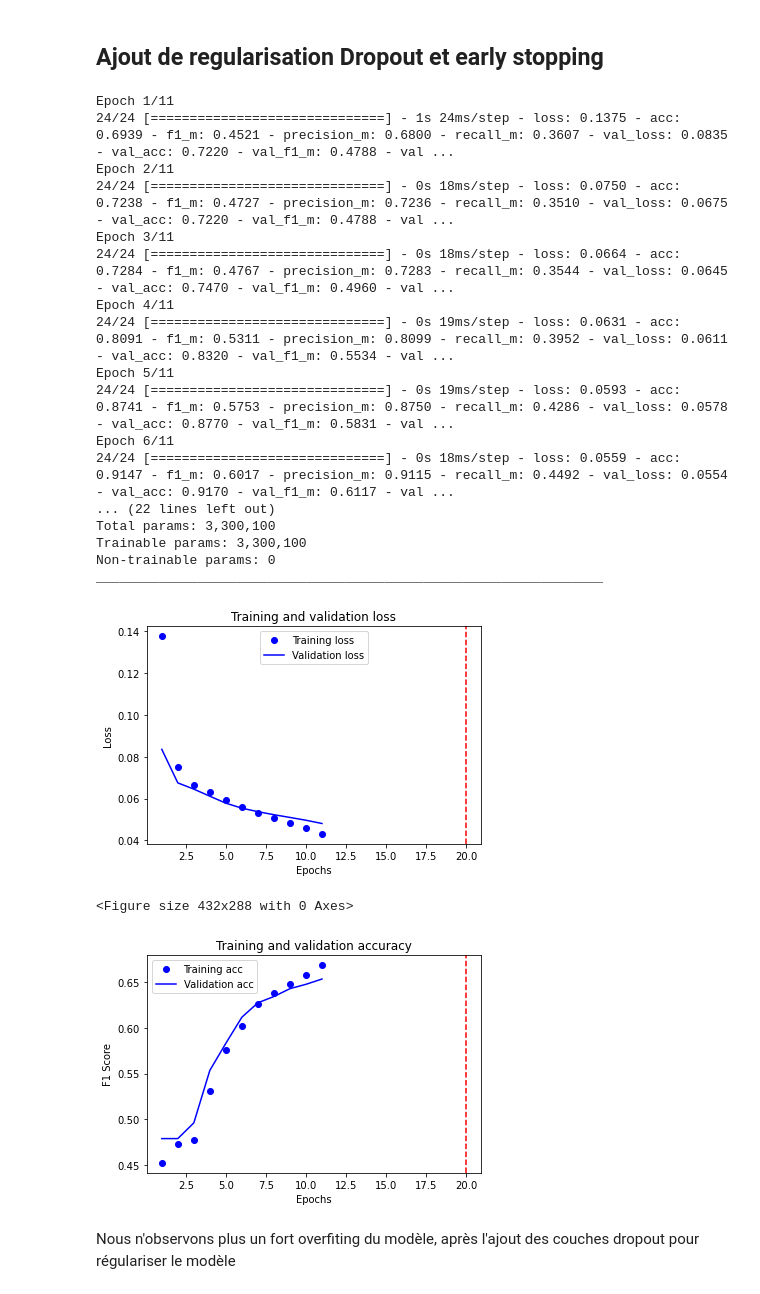
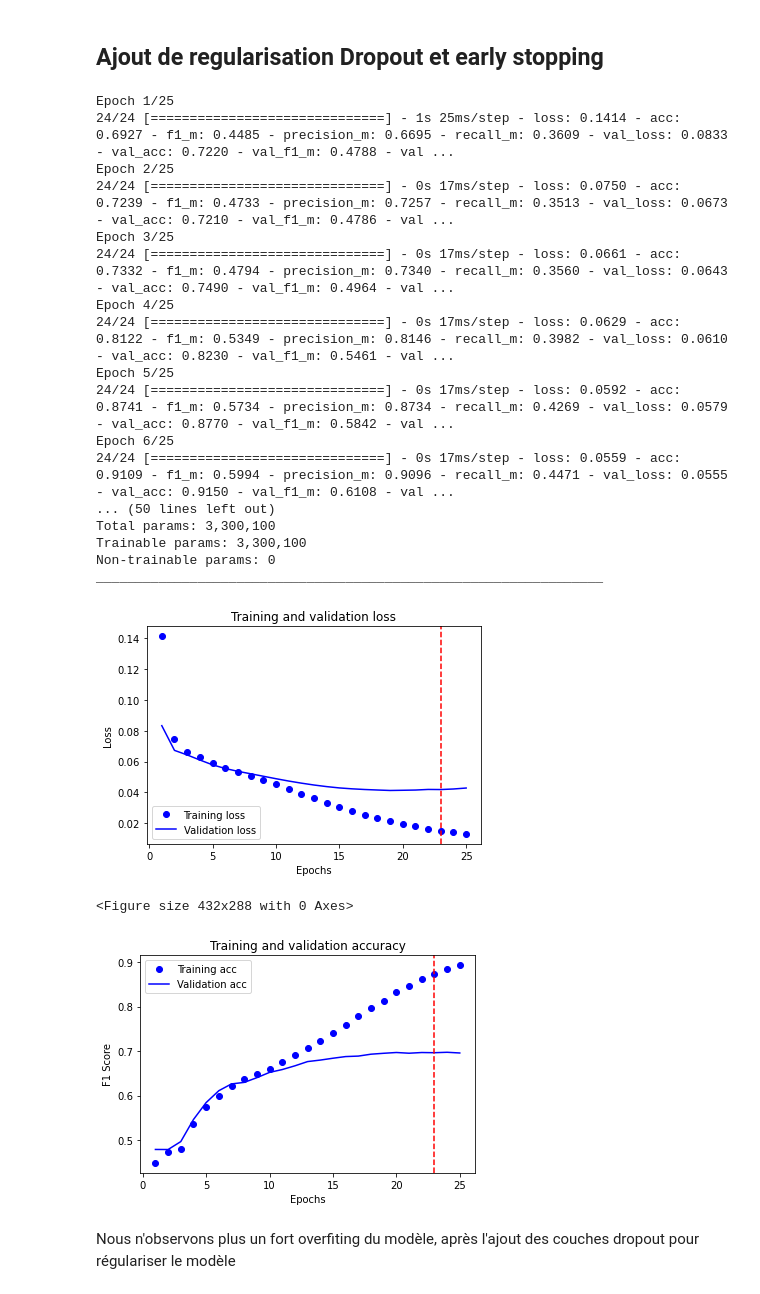
Before and after one commit to fedecabre/P5_StackOverflow, a Jupyter notebook: P5_05_notebook_deeplearning_keras.ipynb, the cells around one changed output. Drawn from its saved outputs; the diff is of its cells as text; code cells hidden in the pictures.

```diff
--- a/P5_05_notebook_deeplearning_keras.ipynb
+++ b/P5_05_notebook_deeplearning_keras.ipynb
@@ -450,26 +450,26 @@ model.compile(optimizer='adam',
 
 history = model.fit(partial_X_train,
                     partial_Y_train,
-                    epochs=11,
+                    epochs=25,
                     batch_size=512,
                     validation_data=(X_val, Y_val),
                     )
 
 model.summary()
 # %% [output]
-Epoch 1/11
-24/24 [==============================] - 1s 24ms/step - loss: 0.1375 - acc: 0.6939 - f1_m: 0.4521 - precision_m: 0.6800 - recall_m: 0.3607 - val_loss: 0.0835 - val_acc: 0.7220 - val_f1_m: 0.4788 - val ...
-Epoch 2/11
-24/24 [==============================] - 0s 18ms/step - loss: 0.0750 - acc: 0.7238 - f1_m: 0.4727 - precision_m: 0.7236 - recall_m: 0.3510 - val_loss: 0.0675 - val_acc: 0.7220 - val_f1_m: 0.4788 - val ...
-Epoch 3/11
-24/24 [==============================] - 0s 18ms/step - loss: 0.0664 - acc: 0.7284 - f1_m: 0.4767 - precision_m: 0.7283 - recall_m: 0.3544 - val_loss: 0.0645 - val_acc: 0.7470 - val_f1_m: 0.4960 - val ...
-Epoch 4/11
-24/24 [==============================] - 0s 19ms/step - loss: 0.0631 - acc: 0.8091 - f1_m: 0.5311 - precision_m: 0.8099 - recall_m: 0.3952 - val_loss: 0.0611 - val_acc: 0.8320 - val_f1_m: 0.5534 - val ...
-Epoch 5/11
-24/24 [==============================] - 0s 19ms/step - loss: 0.0593 - acc: 0.8741 - f1_m: 0.5753 - precision_m: 0.8750 - recall_m: 0.4286 - val_loss: 0.0578 - val_acc: 0.8770 - val_f1_m: 0.5831 - val ...
-Epoch 6/11
-24/24 [==============================] - 0s 18ms/step - loss: 0.0559 - acc: 0.9147 - f1_m: 0.6017 - precision_m: 0.9115 - recall_m: 0.4492 - val_loss: 0.0554 - val_acc: 0.9170 - val_f1_m: 0.6117 - val ...
-... (22 lines left out)
+Epoch 1/25
+24/24 [==============================] - 1s 25ms/step - loss: 0.1414 - acc: 0.6927 - f1_m: 0.4485 - precision_m: 0.6695 - recall_m: 0.3609 - val_loss: 0.0833 - val_acc: 0.7220 - val_f1_m: 0.4788 - val ...
+Epoch 2/25
+24/24 [==============================] - 0s 17ms/step - loss: 0.0750 - acc: 0.7239 - f1_m: 0.4733 - precision_m: 0.7257 - recall_m: 0.3513 - val_loss: 0.0673 - val_acc: 0.7210 - val_f1_m: 0.4786 - val ...
+Epoch 3/25
+24/24 [==============================] - 0s 17ms/step - loss: 0.0661 - acc: 0.7332 - f1_m: 0.4794 - precision_m: 0.7340 - recall_m: 0.3560 - val_loss: 0.0643 - val_acc: 0.7490 - val_f1_m: 0.4964 - val ...
+Epoch 4/25
+24/24 [==============================] - 0s 17ms/step - loss: 0.0629 - acc: 0.8122 - f1_m: 0.5349 - precision_m: 0.8146 - recall_m: 0.3982 - val_loss: 0.0610 - val_acc: 0.8230 - val_f1_m: 0.5461 - val ...
+Epoch 5/25
+24/24 [==============================] - 0s 17ms/step - loss: 0.0592 - acc: 0.8741 - f1_m: 0.5734 - precision_m: 0.8734 - recall_m: 0.4269 - val_loss: 0.0579 - val_acc: 0.8770 - val_f1_m: 0.5842 - val ...
+Epoch 6/25
+24/24 [==============================] - 0s 17ms/step - loss: 0.0559 - acc: 0.9109 - f1_m: 0.5994 - precision_m: 0.9096 - recall_m: 0.4471 - val_loss: 0.0555 - val_acc: 0.9150 - val_f1_m: 0.6108 - val ...
+... (50 lines left out)
 Total params: 3,300,100
 Trainable params: 3,300,100
 Non-trainable params: 0
@@ -490,31 +490,31 @@ plt.title('Training and validation loss')
 plt.xlabel('Epochs')
 plt.ylabel('Loss')
 plt.legend()
-plt.axvline(x=20,color='red',linestyle='--')
+plt.axvline(x=23,color='red',linestyle='--')
 
 plt.show()
 # %% [output]
-[figure, old version]
+[figure, new version]
 # %%
 plt.clf()   # clear figure
 
 f1_train = history.history['f1_m']
 f1_val = history.history['val_f1_m']
 
 fig = plt.figure()
 fig.patch.set_facecolor('w')
 plt.plot(epochs, f1_train, 'bo', label='Training acc')
 plt.plot(epochs, f1_val, 'b', label='Validation acc')
 plt.title('Training and validation accuracy')
 plt.xlabel('Epochs')
 plt.ylabel('F1 Score')
 plt.legend()
-plt.axvline(x=20,color='red',linestyle='--')
+plt.axvline(x=23,color='red',linestyle='--')
 
 plt.show()
 # %% [output]
 <Figure size 432x288 with 0 Axes>
-[figure, old version]
+[figure, new version]
 # %% [markdown]
 Nous n'observons plus un fort overfiting du modèle, après l'ajout
 des couches dropout pour régulariser le modèle
```
Also changed, not shown: parts of 23 cells of this notebook, 6 other files.
